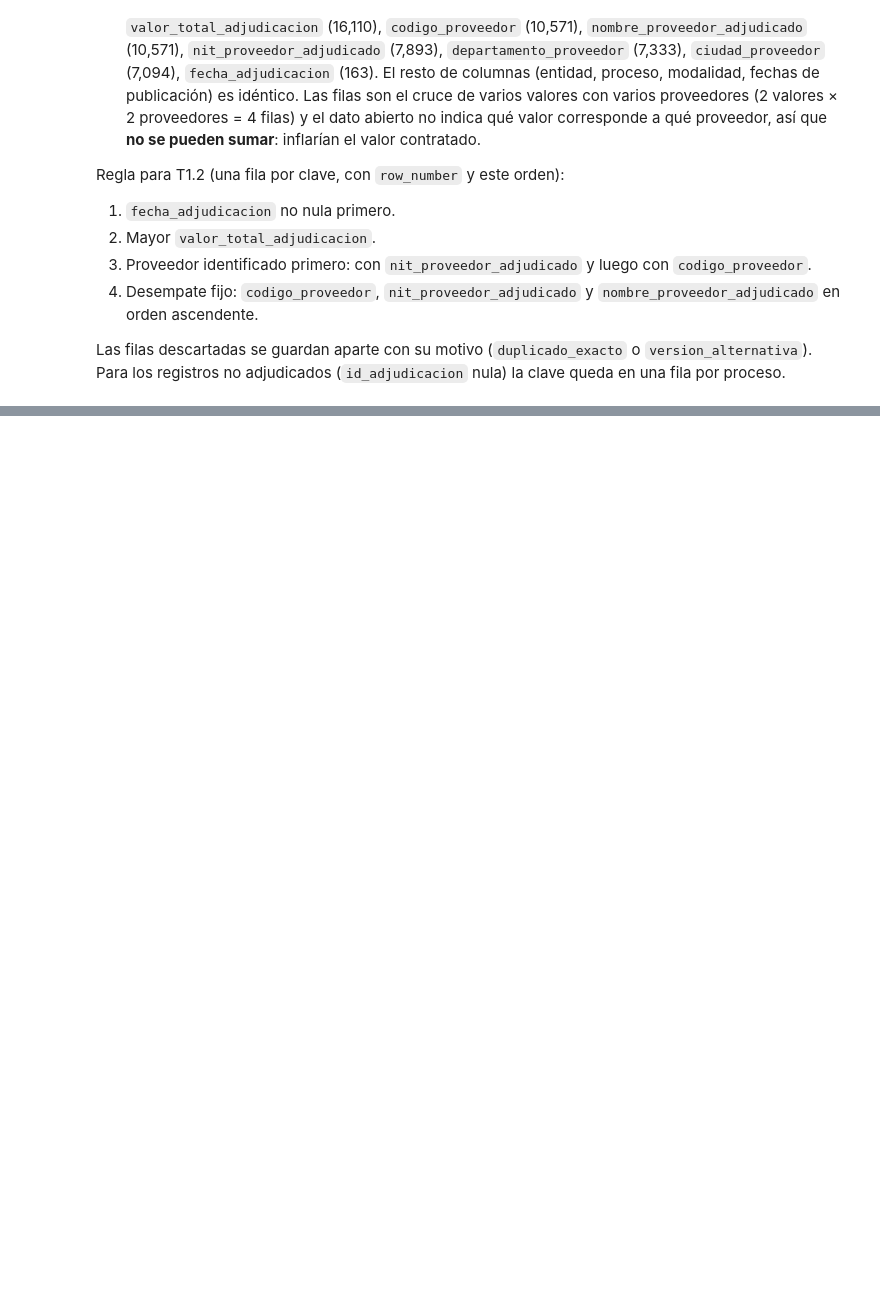
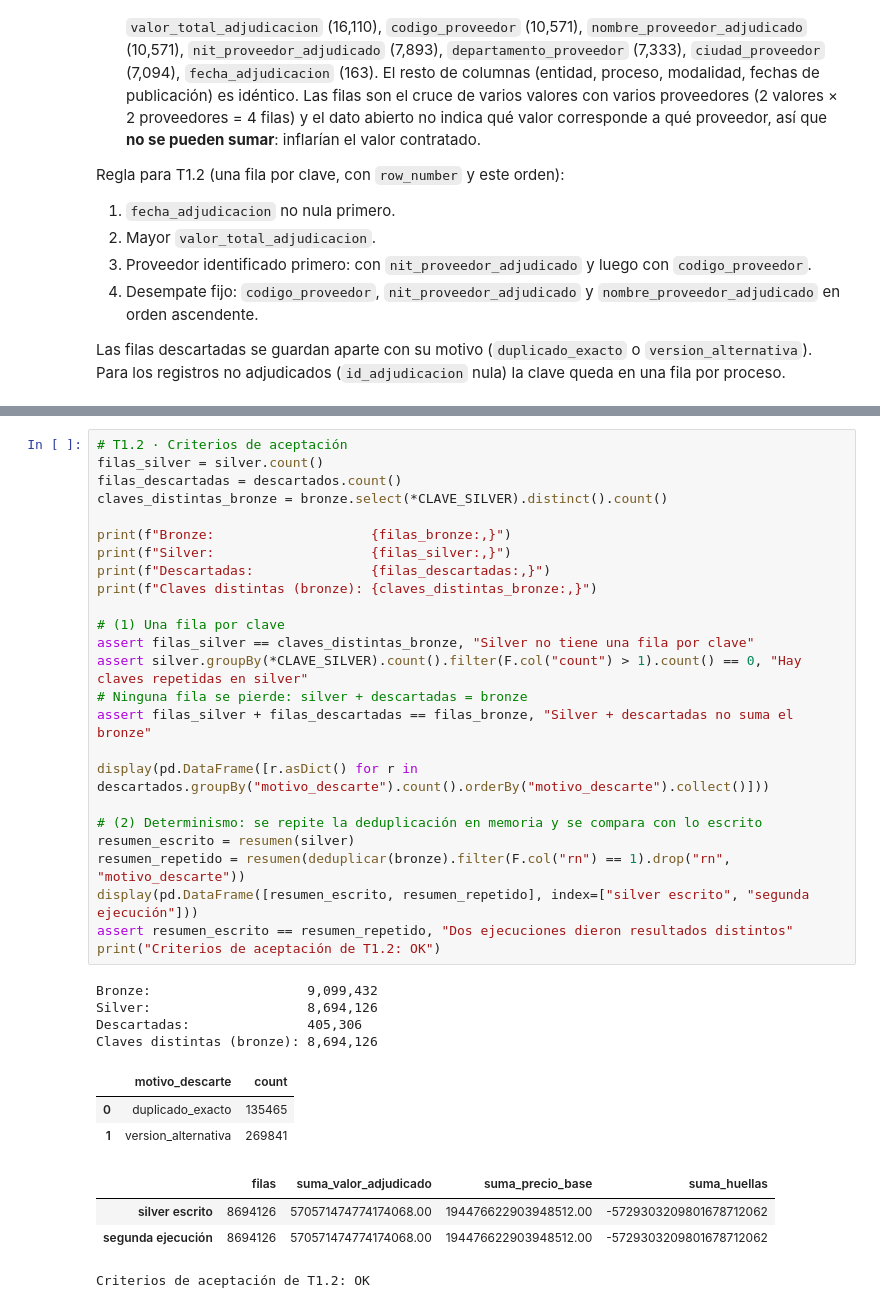
Before and after one commit to PalomaresJonatan13/pamd-secop, a Jupyter notebook: notebooks/04_corte3_silver_gold.ipynb, the cells around one changed output, grey strips where cells are left out. Drawn from its saved outputs; the diff is of its cells as text; blank space fills up the shorter version.

Commit message:
T1.2: deduplicación determinista y capa silver (8.694.126 filas, 405.306 descartadas con motivo)

```diff
--- a/notebooks/04_corte3_silver_gold.ipynb
+++ b/notebooks/04_corte3_silver_gold.ipynb
@@ -376,0 +463,37 @@ Las filas descartadas se guardan aparte con su motivo (`duplicado_exacto` o `ver
+# %%
+# T1.2 · Criterios de aceptación
+filas_silver = silver.count()
+filas_descartadas = descartados.count()
+claves_distintas_bronze = bronze.select(*CLAVE_SILVER).distinct().count()
+
+print(f"Bronze:                    {filas_bronze:,}")
+print(f"Silver:                    {filas_silver:,}")
+print(f"Descartadas:               {filas_descartadas:,}")
+print(f"Claves distintas (bronze): {claves_distintas_bronze:,}")
+
+# (1) Una fila por clave
+assert filas_silver == claves_distintas_bronze, "Silver no tiene una fila por clave"
+assert silver.groupBy(*CLAVE_SILVER).count().filter(F.col("count") > 1).count() == 0, "Hay claves repetidas en silver"
+# Ninguna fila se pierde: silver + descartadas = bronze
+assert filas_silver + filas_descartadas == filas_bronze, "Silver + descartadas no suma el bronze"
+
+display(pd.DataFrame([r.asDict() for r in descartados.groupBy("motivo_descarte").count().orderBy("motivo_descarte").collect()]))
+
+# (2) Determinismo: se repite la deduplicación en memoria y se compara con lo escrito
+resumen_escrito = resumen(silver)
+resumen_repetido = resumen(deduplicar(bronze).filter(F.col("rn") == 1).drop("rn", "motivo_descarte"))
+display(pd.DataFrame([resumen_escrito, resumen_repetido], index=["silver escrito", "segunda ejecución"]))
+assert resumen_escrito == resumen_repetido, "Dos ejecuciones dieron resultados distintos"
+print("Criterios de aceptación de T1.2: OK")
+# %% [output]
+Bronze:                    9,099,432
+Silver:                    8,694,126
+Descartadas:               405,306
+Claves distintas (bronze): 8,694,126
+|  | motivo_descarte | count |
+| 0 | duplicado_exacto | 135465 |
+| 1 | version_alternativa | 269841 |
+|  | filas | suma_valor_adjudicado | suma_precio_base | suma_huellas |
+| silver escrito | 8694126 | 570571474774174068.00 | 194476622903948512.00 | -5729303209801678712062 |
+| segunda ejecución | 8694126 | 570571474774174068.00 | 194476622903948512.00 | -5729303209801678712062 |
+Criterios de aceptación de T1.2: OK
```
Also changed, not shown: parts of 6 cells of this notebook, 1 other file.
